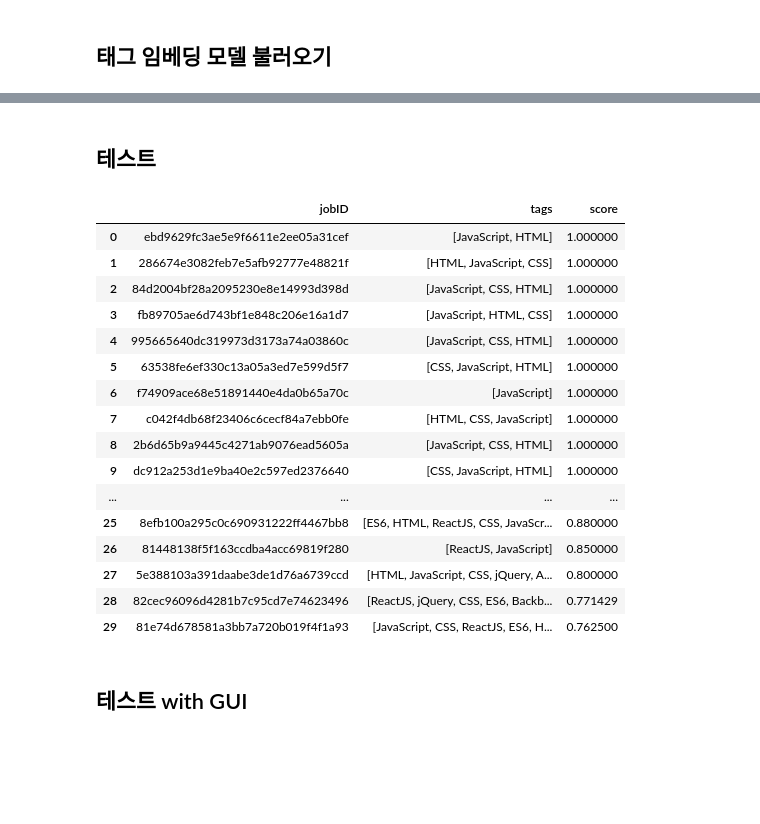
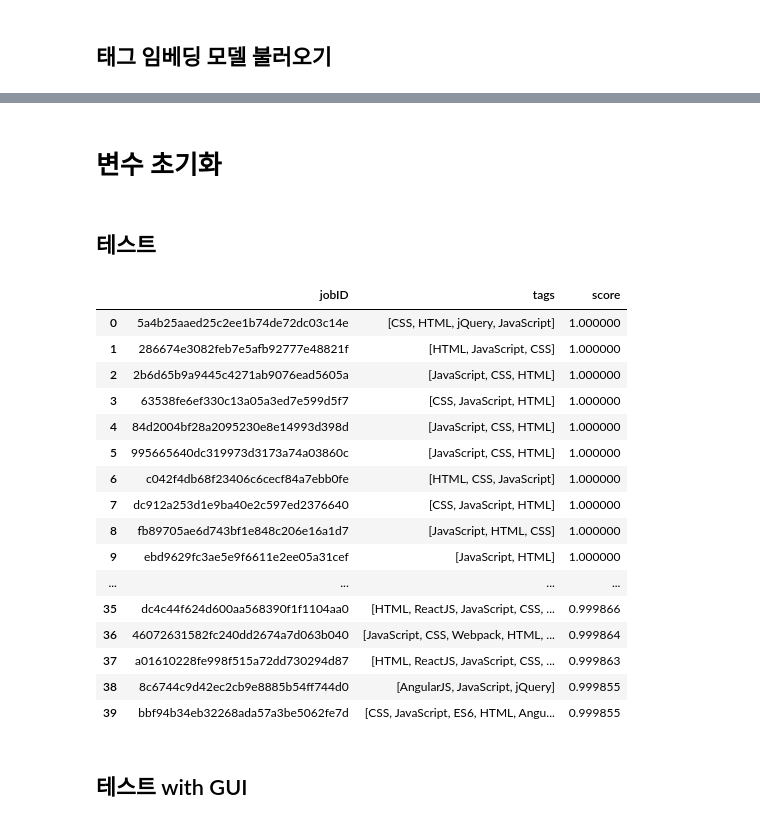
Before and after one commit to kookmin-sw/capstone-2021-2021-25, a Jupyter notebook: src/for_test.ipynb, the cells around one changed output, grey strips where cells are left out. Cells and saved outputs as stored; diff of their text form; code cells hidden in the pictures; blank space fills up the shorter version.

Commit message:
Update: Change style, Load modules in for_test.ipynb
스타일 수정, 모듈을 불러올 수 있게 수정

```diff
--- a/src/for_test.ipynb
+++ b/src/for_test.ipynb
@@ -114,25 +11,33 @@ def cal_score(user_taglist):
+# %%
+enc = engine.load("save")
+# %% [markdown]
+# 변수 초기화
+# %%
+top_k = 40
+jobkeywordlist = preprocess.getJobList()
 # %% [markdown]
 ## 테스트
 # %%
-cal_score(['HTML', 'CSS', "JavaScript", 'jQuery'])
+usertaglist = ['HTML', 'CSS', "JavaScript", 'jQuery']
+engine.cal_score(usertaglist, jobkeywordlist, top_k)
 # %% [output]
 |  | jobID | tags | score |
-| 0 | ebd9629fc3ae5e9f6611e2ee05a31cef | [JavaScript, HTML] | 1.000000 |
+| 0 | 5a4b25aaed25c2ee1b74de72dc03c14e | [CSS, HTML, jQuery, JavaScript] | 1.000000 |
 | 1 | 286674e3082feb7e5afb92777e48821f | [HTML, JavaScript, CSS] | 1.000000 |
-| 2 | 84d2004bf28a2095230e8e14993d398d | [JavaScript, CSS, HTML] | 1.000000 |
-| 3 | fb89705ae6d743bf1e848c206e16a1d7 | [JavaScript, HTML, CSS] | 1.000000 |
-| 4 | 995665640dc319973d3173a74a03860c | [JavaScript, CSS, HTML] | 1.000000 |
-| 5 | 63538fe6ef330c13a05a3ed7e599d5f7 | [CSS, JavaScript, HTML] | 1.000000 |
-| 6 | f74909ace68e51891440e4da0b65a70c | [JavaScript] | 1.000000 |
-| 7 | c042f4db68f23406c6cecf84a7ebb0fe | [HTML, CSS, JavaScript] | 1.000000 |
-| 8 | 2b6d65b9a9445c4271ab9076ead5605a | [JavaScript, CSS, HTML] | 1.000000 |
-| 9 | dc912a253d1e9ba40e2c597ed2376640 | [CSS, JavaScript, HTML] | 1.000000 |
+| 2 | 2b6d65b9a9445c4271ab9076ead5605a | [JavaScript, CSS, HTML] | 1.000000 |
+| 3 | 63538fe6ef330c13a05a3ed7e599d5f7 | [CSS, JavaScript, HTML] | 1.000000 |
+| 4 | 84d2004bf28a2095230e8e14993d398d | [JavaScript, CSS, HTML] | 1.000000 |
+| 5 | 995665640dc319973d3173a74a03860c | [JavaScript, CSS, HTML] | 1.000000 |
+| 6 | c042f4db68f23406c6cecf84a7ebb0fe | [HTML, CSS, JavaScript] | 1.000000 |
+| 7 | dc912a253d1e9ba40e2c597ed2376640 | [CSS, JavaScript, HTML] | 1.000000 |
+| 8 | fb89705ae6d743bf1e848c206e16a1d7 | [JavaScript, HTML, CSS] | 1.000000 |
+| 9 | ebd9629fc3ae5e9f6611e2ee05a31cef | [JavaScript, HTML] | 1.000000 |
 | ... | ... | ... | ... |
-| 25 | 8efb100a295c0c690931222ff4467bb8 | [ES6, HTML, ReactJS, CSS, JavaScr... | 0.880000 |
-| 26 | 81448138f5f163ccdba4acc69819f280 | [ReactJS, JavaScript] | 0.850000 |
-| 27 | 5e388103a391daabe3de1d76a6739ccd | [HTML, JavaScript, CSS, jQuery, A... | 0.800000 |
-| 28 | 82cec96096d4281b7c95cd7e74623496 | [ReactJS, jQuery, CSS, ES6, Backb... | 0.771429 |
-| 29 | 81e74d678581a3bb7a720b019f4f1a93 | [JavaScript, CSS, ReactJS, ES6, H... | 0.762500 |
+| 35 | dc4c44f624d600aa568390f1f1104aa0 | [HTML, ReactJS, JavaScript, CSS, ... | 0.999866 |
+| 36 | 46072631582fc240dd2674a7d063b040 | [JavaScript, CSS, Webpack, HTML, ... | 0.999864 |
+| 37 | a01610228fe998f515a72dd730294d87 | [HTML, ReactJS, JavaScript, CSS, ... | 0.999863 |
+| 38 | 8c6744c9d42ec2cb9e8885b54ff744d0 | [AngularJS, JavaScript, jQuery] | 0.999855 |
+| 39 | bbf94b34eb32268ada57a3be5062fe7d | [CSS, JavaScript, ES6, HTML, Angu... | 0.999855 |
 # %% [markdown]
 ## 테스트 with GUI
 # %%
```
Also changed, not shown: parts of 6 cells of this notebook.
